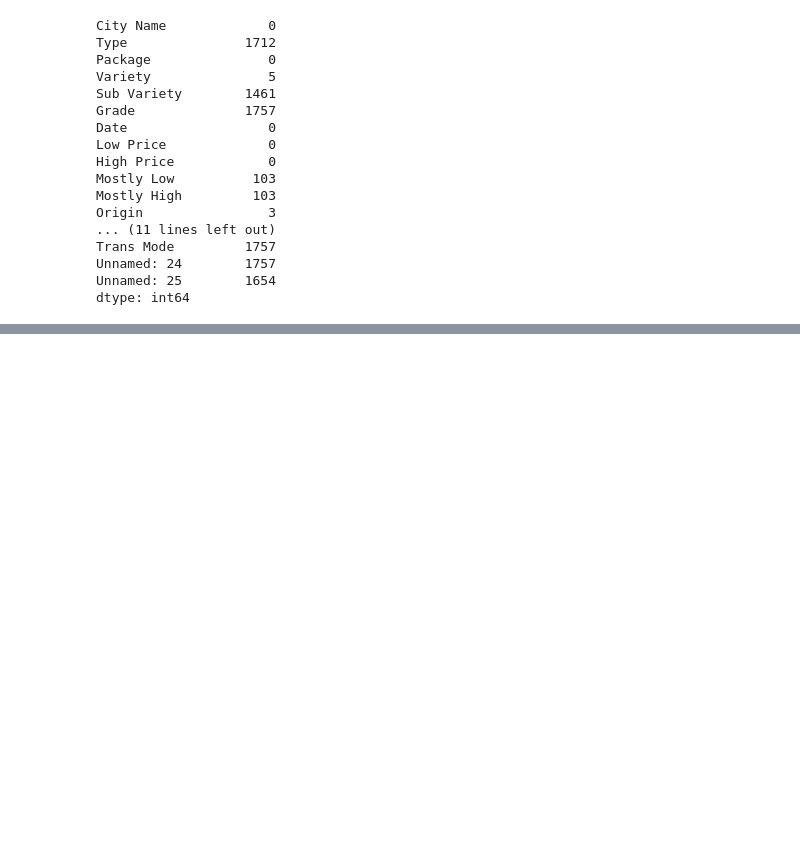
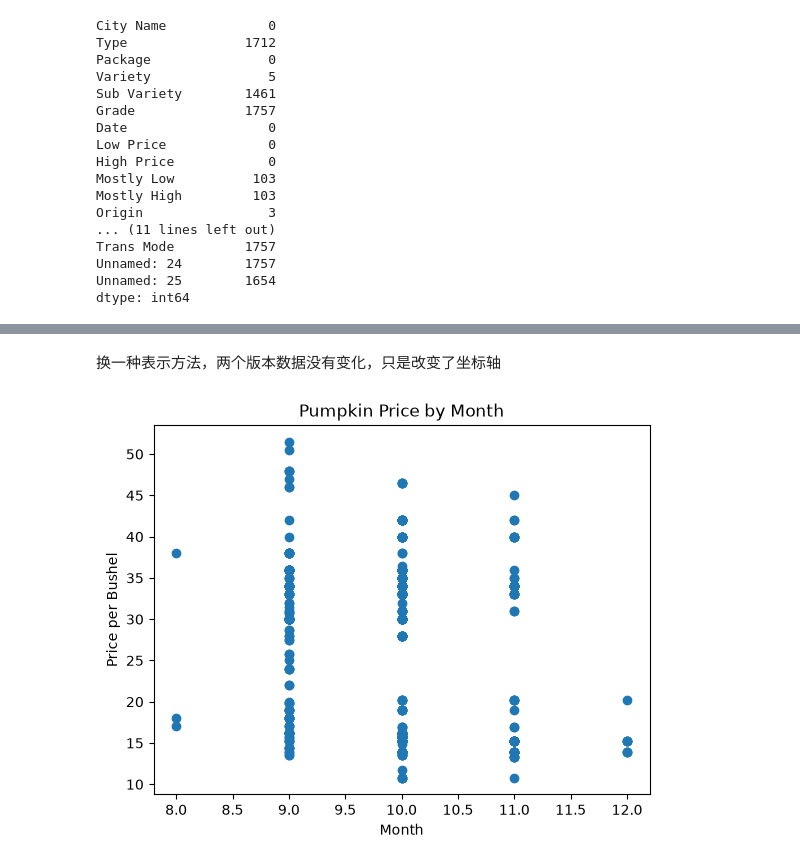
Before and after one commit to Bribrijie/ML-For-Beginners, a Jupyter notebook: translations/zh-CN/2-Regression/2-Data/notebook.ipynb, the cells around one changed output, grey strips where cells are left out. Drawn from its saved outputs; the diff is of its cells as text; code cells hidden in the pictures; blank space fills up the shorter version.

```diff
--- a/translations/zh-CN/2-Regression/2-Data/notebook.ipynb
+++ b/translations/zh-CN/2-Regression/2-Data/notebook.ipynb
@@ -51,0 +244,12 @@ dtype: int64
+# %% [markdown]
+换一种表示方法，两个版本数据没有变化，只是改变了坐标轴
+# %%
+plt.scatter(month, price)
+
+plt.xlabel("Month")
+plt.ylabel("Price per Bushel")
+plt.title("Pumpkin Price by Month")
+
+plt.show()
+# %% [output]
+[figure, added]
```
Also changed, not shown: parts of 35 cells of this notebook, 2 other files.
